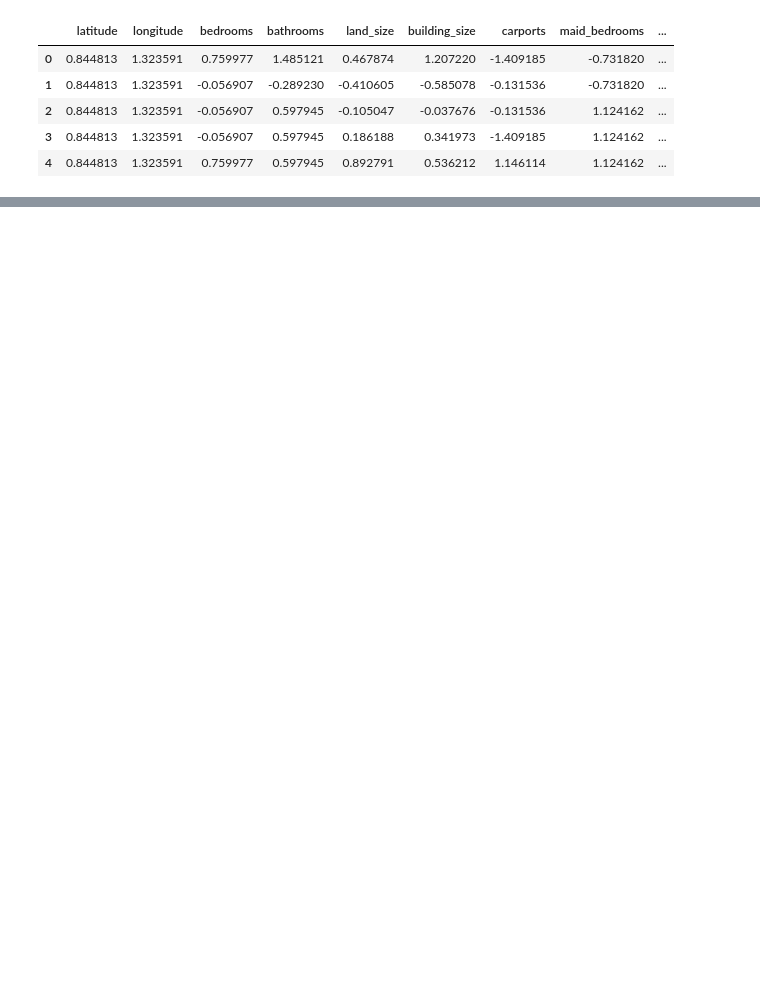
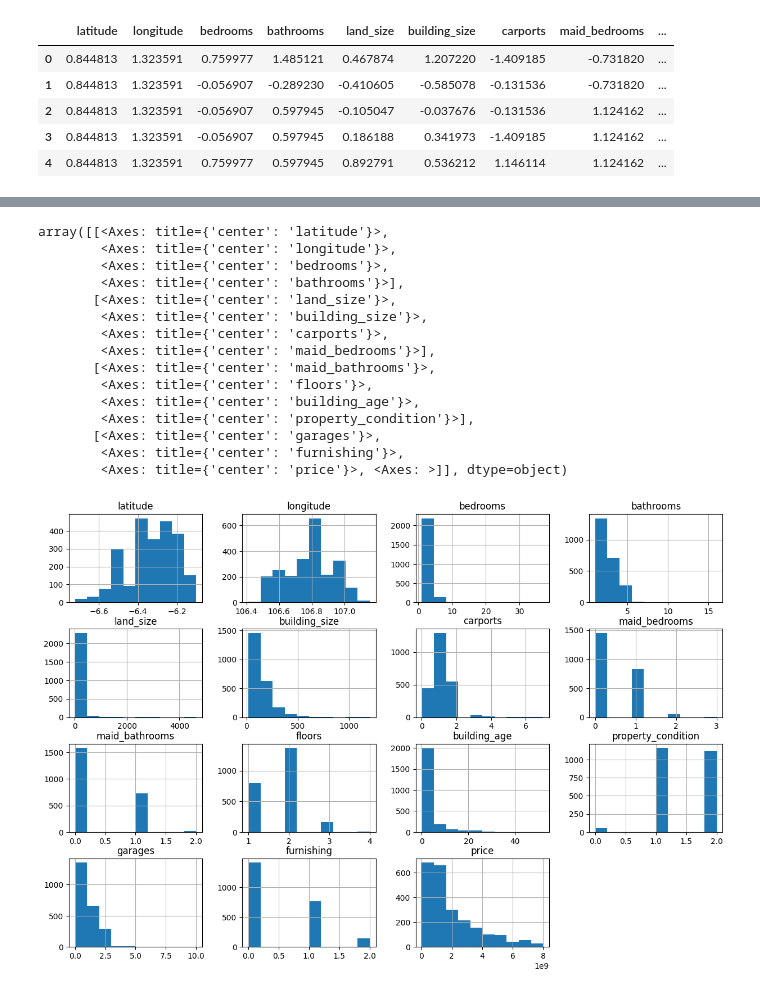
Before and after one commit to MuhGhifari/Prediksi-Harga-Rumah-Jabodetabek, a Jupyter notebook: PrediksiHargaRumahJabodetabek.ipynb, the cells around one changed output, grey strips where cells are left out. Saved outputs shown, nothing was run; the diff lists cells and outputs as text; code cells hidden in the pictures; blank space fills up the shorter version.

```diff
--- a/PrediksiHargaRumahJabodetabek.ipynb
+++ b/PrediksiHargaRumahJabodetabek.ipynb
@@ -493,0 +445,10 @@ df = pd.read_csv("jabodetabek_house_price_cleaned.csv")
+# %%
+from sklearn.model_selection import train_test_split
+
+X = data.drop(columns=['price'])
+y = data['price']
+
+X_train, X_test, y_train, y_test = train_test_split(X, y, test_size=0.2, random_state=42)
+# %%
+train_data = X_train.join(y_train)
+train_data
@@ -493,0 +469,19 @@ df = pd.read_csv("jabodetabek_house_price_cleaned.csv")
+# %%
+train_data.hist(figsize=(15,10))
+# %% [output]
+array([[<Axes: title={'center': 'latitude'}>,
+        <Axes: title={'center': 'longitude'}>,
+        <Axes: title={'center': 'bedrooms'}>,
+        <Axes: title={'center': 'bathrooms'}>],
+       [<Axes: title={'center': 'land_size'}>,
+        <Axes: title={'center': 'building_size'}>,
+        <Axes: title={'center': 'carports'}>,
+        <Axes: title={'center': 'maid_bedrooms'}>],
+       [<Axes: title={'center': 'maid_bathrooms'}>,
+        <Axes: title={'center': 'floors'}>,
+        <Axes: title={'center': 'building_age'}>,
+        <Axes: title={'center': 'property_condition'}>],
+       [<Axes: title={'center': 'garages'}>,
+        <Axes: title={'center': 'furnishing'}>,
+        <Axes: title={'center': 'price'}>, <Axes: >]], dtype=object)
+[figure, added]
```
Also changed, not shown: parts of 14 cells of this notebook.
